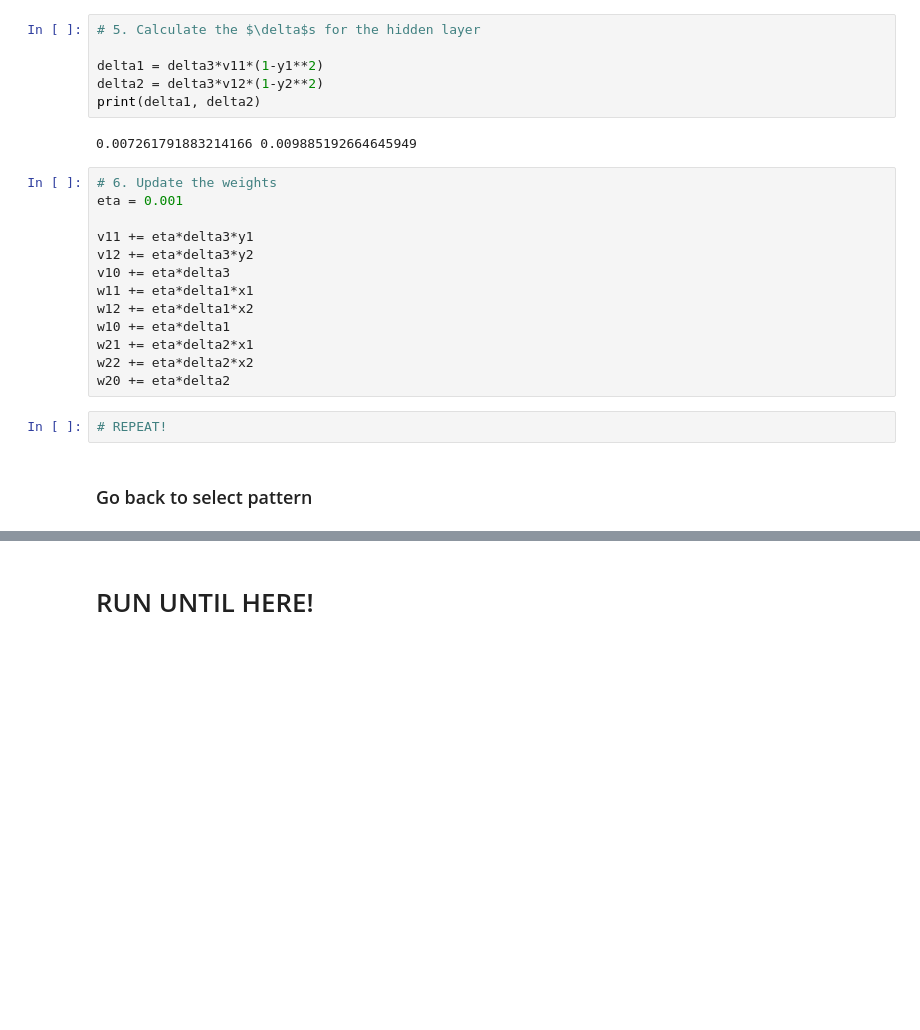
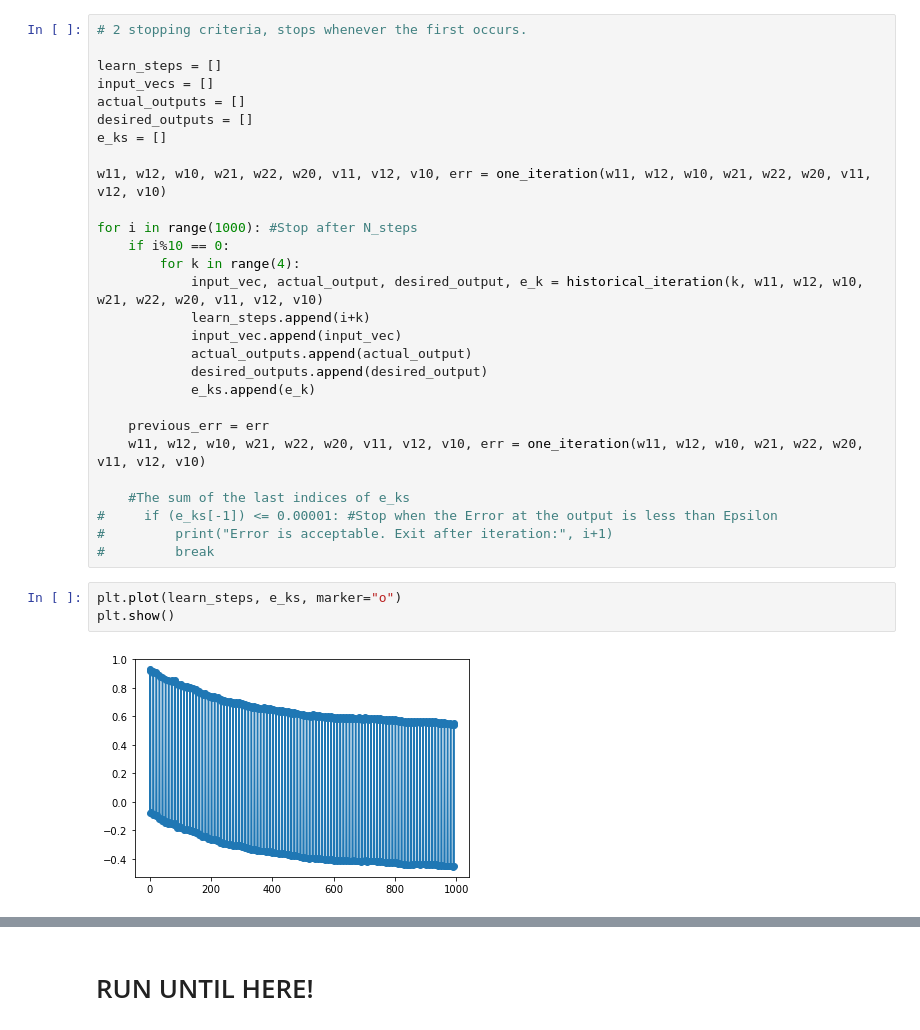
Before and after one commit to SaiAkhilVudattu/Neuro_classes, a Jupyter notebook: NML502/HW03/HW04_part1.ipynb, the cells around one changed output, grey strips where cells are left out. Drawn from its saved outputs; the diff is of its cells as text; blank space fills up the shorter version.

Commit message:
No learning, XOR tends to 0.5

```diff
--- a/NML502/HW03/HW04_part1.ipynb
+++ b/NML502/HW03/HW04_part1.ipynb
@@ -77,25 +129,33 @@ delta3
-# %%
-# 5. Calculate the $\delta$s for the hidden layer
-
-delta1 = delta3*v11*(1-y1**2)
-delta2 = delta3*v12*(1-y2**2)
-print(delta1, delta2)
-# %% [output]
-0.007261791883214166 0.009885192664645949
-# %%
-# 6. Update the weights
-eta = 0.001
-
-v11 += eta*delta3*y1
-v12 += eta*delta3*y2
-v10 += eta*delta3
-w11 += eta*delta1*x1
-w12 += eta*delta1*x2
-w10 += eta*delta1
-w21 += eta*delta2*x1
-w22 += eta*delta2*x2
-w20 += eta*delta2
-# %%
-# REPEAT!
-# %% [markdown]
-### Go back to select pattern
+# %%
+# 2 stopping criteria, stops whenever the first occurs.
+
+learn_steps = []
+input_vecs = []
+actual_outputs = []
+desired_outputs = []
+e_ks = []
+
+w11, w12, w10, w21, w22, w20, v11, v12, v10, err = one_iteration(w11, w12, w10, w21, w22, w20, v11, v12, v10)
+
+for i in range(1000): #Stop after N_steps
+    if i%10 == 0:
+        for k in range(4):
+            input_vec, actual_output, desired_output, e_k = historical_iteration(k, w11, w12, w10, w21, w22, w20, v11, v12, v10)
+            learn_steps.append(i+k)
+            input_vec.append(input_vec)
+            actual_outputs.append(actual_output)
+            desired_outputs.append(desired_output)
+            e_ks.append(e_k)
+
+    previous_err = err
+    w11, w12, w10, w21, w22, w20, v11, v12, v10, err = one_iteration(w11, w12, w10, w21, w22, w20, v11, v12, v10)
+
+    #The sum of the last indices of e_ks
+#     if (e_ks[-1]) <= 0.00001: #Stop when the Error at the output is less than Epsilon
+#         print("Error is acceptable. Exit after iteration:", i+1)
+#         break
+# %%
+plt.plot(learn_steps, e_ks, marker="o")
+plt.show()
+# %% [output]
+[figure, added]
```
Also changed, not shown: parts of 17 cells of this notebook.
